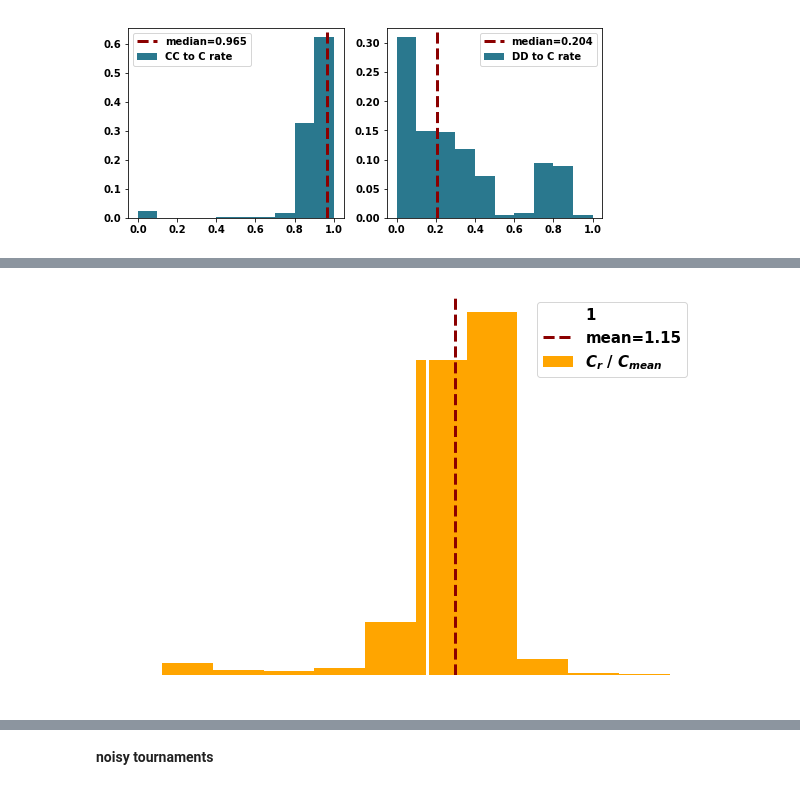
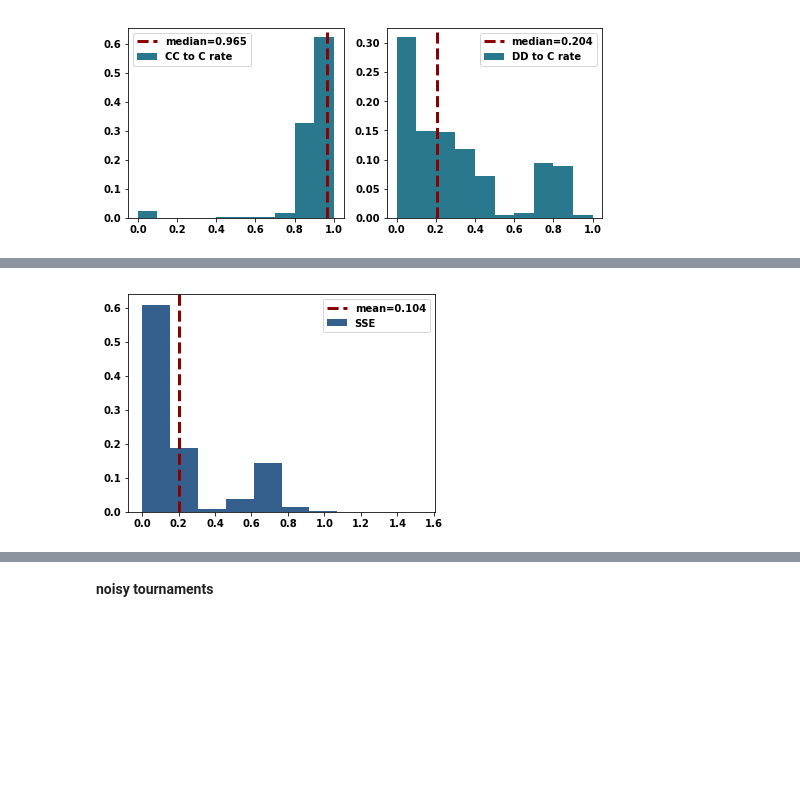
Before and after one commit to Nikoleta-v3/meta-analysis-of-prisoners-dilemma-tournaments, a Jupyter notebook: nbs/5. Discussion.ipynb, the cells around one changed output, grey strips where cells are left out. Saved outputs shown, nothing was run; the diff lists cells and outputs as text; code cells hidden in the pictures; blank space fills up the shorter version.

```diff
--- a/nbs/5. Discussion.ipynb
+++ b/nbs/5. Discussion.ipynb
@@ -13,6 +13,8 @@ import imp
 plot = imp.load_source('plot', '../src/plot.py')
 # %%
 color = matplotlib.cm.viridis(0.2)
+# %%
+color_sse = matplotlib.cm.viridis(0.3)
 # %% [markdown]
 **Standard tournaments**
 # %% [markdown]
@@ -74,37 +92,19 @@ color = "#ffffff"
 # %%
-fig, axes = plt.subplots(nrows=1, ncols=1, figsize=(10, 7))
+fig, axes = plt.subplots(nrows=1, ncols=1, figsize=(5.5, 4))
 
-for rate in ['Cooperation_rating_comp_to_mean']:
+values = winners['SSE']
+weights = np.ones_like(values) / float(len(values))
+axes.hist(values, weights=weights, color=color_sse, label='SSE')
 
-    values = winners[rate]
-    weights = np.ones_like(values) / float(len(values))
-    axes.hist(values, weights=weights,
-                 color='orange', label=plot.features_labels[rate])
-    axes.axvline(
-        1,
-        color=color,
-        linewidth=3,
-        label='1'
-    )
-    axes.axvline(
-        np.mean(values),
-        color="darkred",
-        linestyle="dashed",
-        linewidth=3,
-        label="mean=%s" % round(np.median(values), 3),
-    )
-    axes.legend();
+axes.axvline(
+    np.mean(values),
+    color="darkred",
+    linestyle="dashed",
+    linewidth=3,
+    label="mean=%s" % round(np.median(values), 3),
+)
+axes.legend();
 
-    axes.spines['bottom'].set_color(color)
-    axes.spines['top'].set_color(color)
-    axes.spines['right'].set_color(color)
-    axes.spines['left'].set_color(color)
-
-    axes.tick_params(axis='x', colors=color)
-    axes.tick_params(axis='y', colors=color)
-
-fig.savefig('/Users/storm/src/talks/talks/2020-02-26-Max-Planck/static/features.png',
-            bbox_inches='tight',
-            transparent=True, dpi=100)
+fig.savefig('../images/sse_standard.pdf', bbox_inches='tight')
 # %% [output]
-[figure, old version]
+[figure, new version]
```
Also changed, not shown: parts of 21 cells of this notebook, 7 other files.
